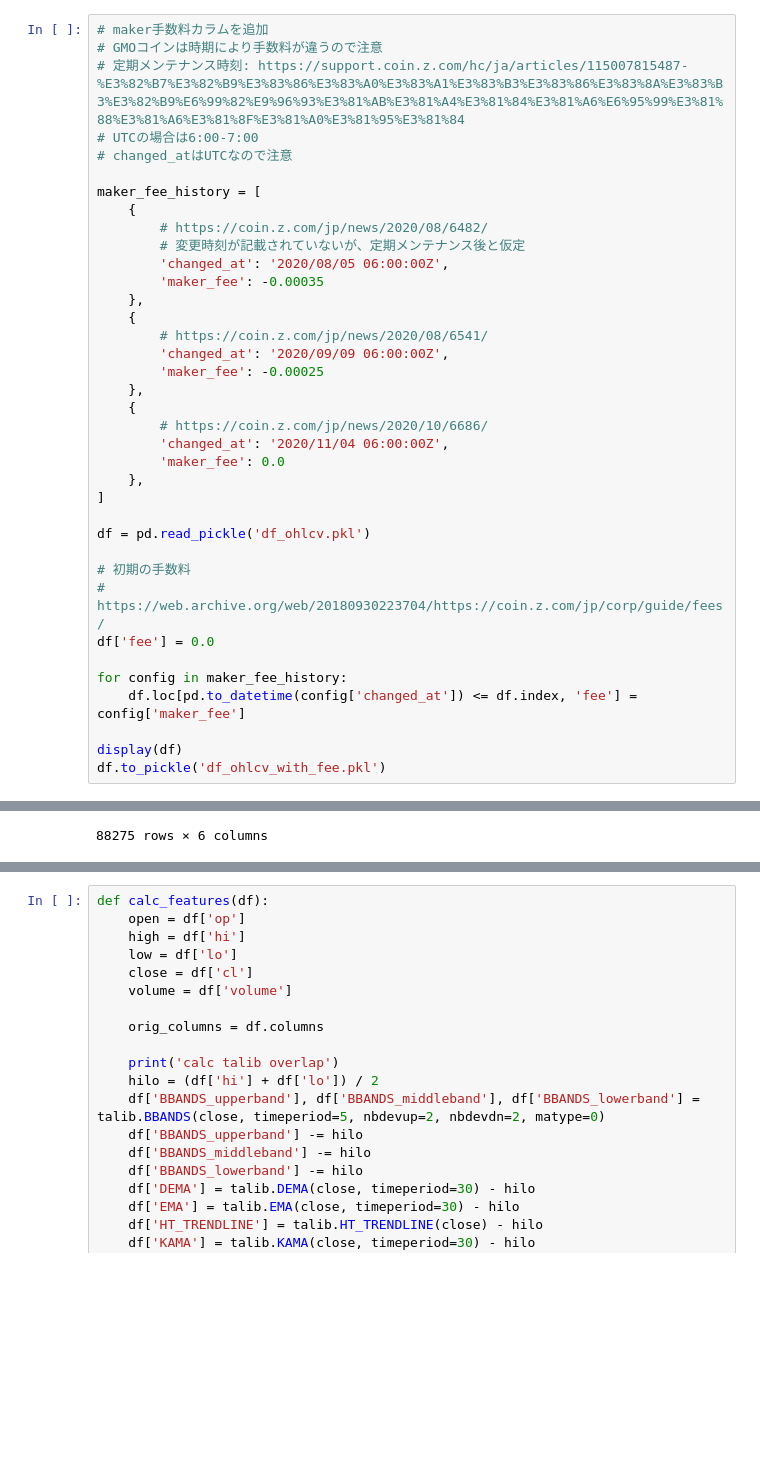
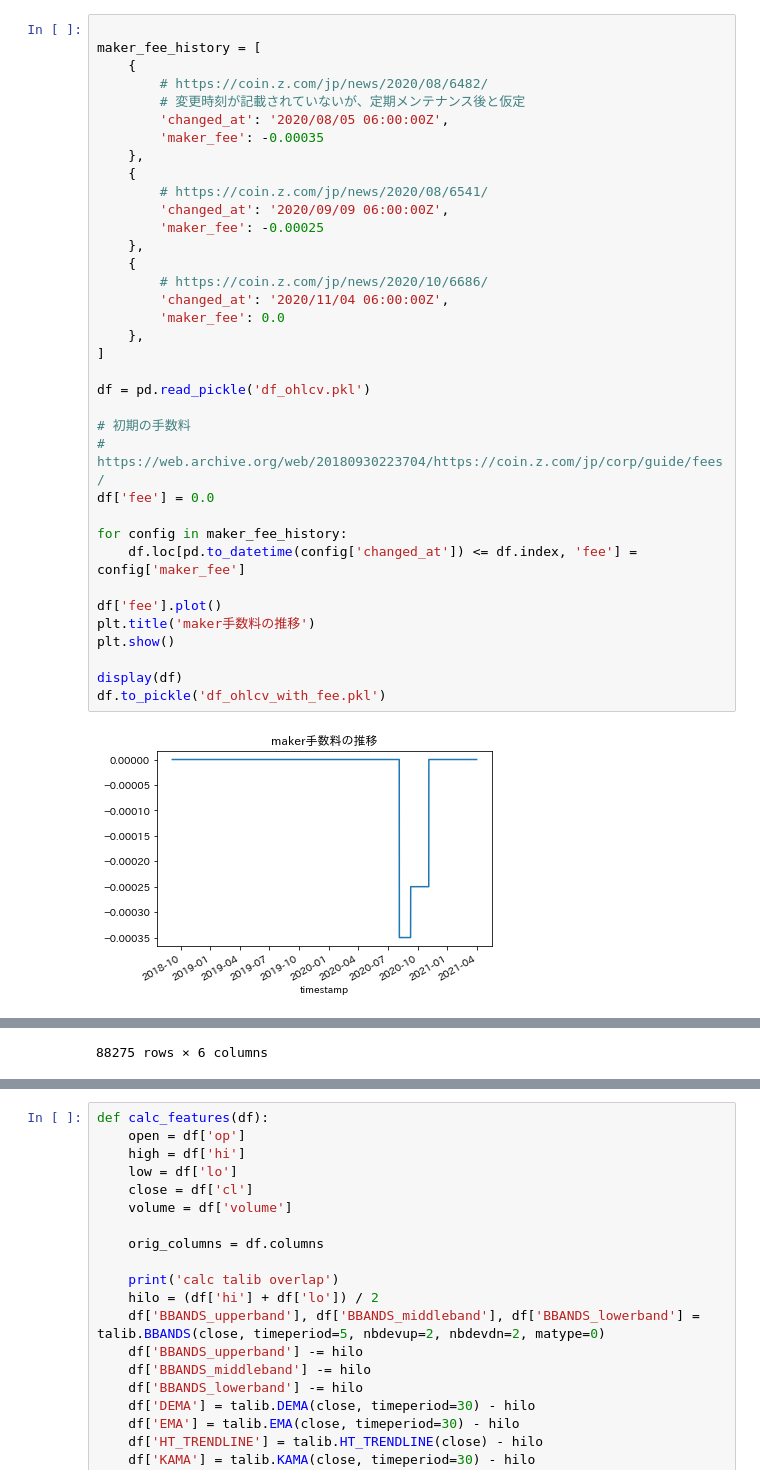
Before and after one commit to richmanbtc/mlbot_tutorial, a Jupyter notebook: work/tutorial.ipynb, the cells around one changed output, grey strips where cells are left out. Drawn from its saved outputs; the diff is of its cells as text; blank space fills up the shorter version.

```diff
--- a/work/tutorial.ipynb
+++ b/work/tutorial.ipynb
@@ -113,41 +172,41 @@ df.to_pickle('df_ohlcv.pkl')
 # %%
-# maker手数料カラムを追加
-# GMOコインは時期により手数料が違うので注意
-# 定期メンテナンス時刻: https://support.coin.z.com/hc/ja/articles/115007815487-%E3%82%B7%E3%82%B9%E3%83%86%E3%83%A0%E3%83%A1%E3%83%B3%E3%83%86%E3%83%8A%E3%83%B3%E3%82%B9%E6%99%82%E9%96%93%E3%81%AB%E3%81%A4%E3%81%84%E3%81%A6%E6%95%99%E3%81%88%E3%81%A6%E3%81%8F%E3%81%A0%E3%81%95%E3%81%84
-# UTCの場合は6:00-7:00
-# changed_atはUTCなので注意
 
 maker_fee_history = [
     {
         # https://coin.z.com/jp/news/2020/08/6482/
         # 変更時刻が記載されていないが、定期メンテナンス後と仮定
         'changed_at': '2020/08/05 06:00:00Z',
         'maker_fee': -0.00035
     },
     {
         # https://coin.z.com/jp/news/2020/08/6541/
         'changed_at': '2020/09/09 06:00:00Z',
         'maker_fee': -0.00025
     },
     {
         # https://coin.z.com/jp/news/2020/10/6686/
         'changed_at': '2020/11/04 06:00:00Z',
         'maker_fee': 0.0
     },
 ]
 
 df = pd.read_pickle('df_ohlcv.pkl')
 
 # 初期の手数料
 # https://web.archive.org/web/20180930223704/https://coin.z.com/jp/corp/guide/fees/
 df['fee'] = 0.0
 
 for config in maker_fee_history:
     df.loc[pd.to_datetime(config['changed_at']) <= df.index, 'fee'] = config['maker_fee']
 
+df['fee'].plot()
+plt.title('maker手数料の推移')
+plt.show()
+
 display(df)
 df.to_pickle('df_ohlcv_with_fee.pkl')
 # %% [output]
+[figure, added]
 |  | op | hi | lo | cl | volume | fee |
 | timestamp |  |  |  |  |  |  |
 | 2018-09-05 08:00:00+00:00 | 818724.0 | 818724.0 | 818724.0 | 818724.0 | 0.01 | 0.0 |
```
Also changed, not shown: parts of 16 cells of this notebook, 2 other files.
